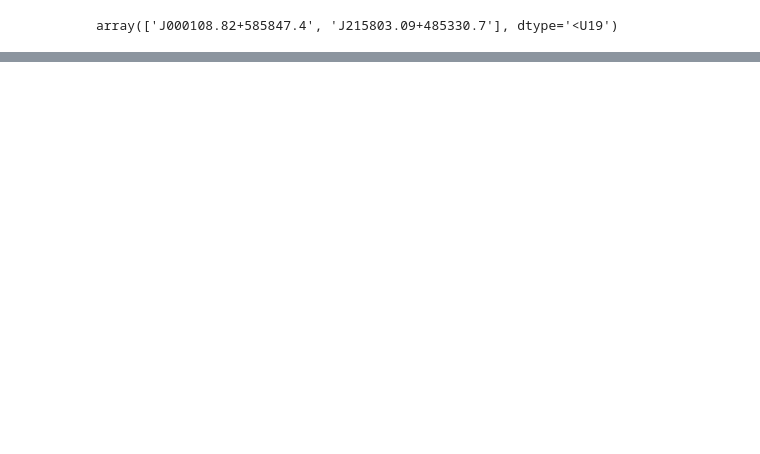
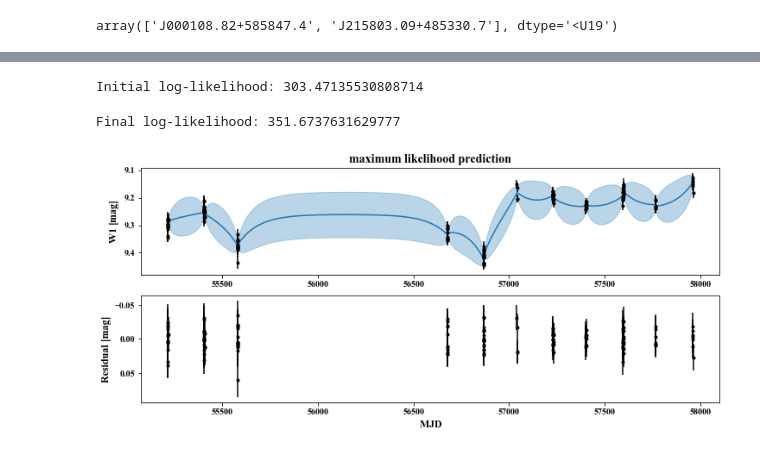
Before and after one commit to tzdwi/GaiaSprintMassive, a Jupyter notebook: code/gaussian_process.ipynb, the cells around one changed output, grey strips where cells are left out. Drawn from its saved outputs; the diff is of its cells as text; code cells hidden in the pictures; blank space fills up the shorter version.

```diff
--- a/code/gaussian_process.ipynb
+++ b/code/gaussian_process.ipynb
@@ -47,0 +87,78 @@ J215803.09+485330.7
+# %%
+#A DRW Kernel. Just a normal RealTerm object, reconfigured to look like a DRW kernel
+
+class CustomTerm(terms.RealTerm):
+    parameter_names = ("log_sigma", "log_tau")
+
+    def get_real_coefficients(self, params):
+        log_sigma, log_tau = params
+        sigma = np.exp(log_sigma)
+        return (
+            sigma**2.0 , 1.0/np.exp(log_tau),
+        )
+# %%
+#bounds? Keep it real basic for now. Probably should be defined by the data when we do
+#this for real
+bounds = dict(log_sigma=(-15, 15), log_tau=(-15, 15))
+
+#Define the kernel. Initial guess is going to be ~1 mag for sigma, ~500 days for tau
+kernel = CustomTerm(log_sigma=np.log(1), log_tau=np.log(500), bounds=bounds)
+
+#make a GP object
+gp = celerite.GP(kernel, mean=np.mean(W1), fit_mean = True)
+ #computes the initial covariance matrix
+gp.compute(mjd, W1err)
+print("Initial log-likelihood: {0}".format(gp.log_likelihood(W1)))
+# %% [output]
+Initial log-likelihood: 303.47135530808714
+# %%
+# Define a cost function
+def neg_log_like(params, y, gp):
+    gp.set_parameter_vector(params)
+    return -gp.log_likelihood(y)
+
+def grad_neg_log_like(params, y, gp):
+    gp.set_parameter_vector(params)
+    return -gp.grad_log_likelihood(y)[1]
+
+
+# Fit for the maximum likelihood parameters
+initial_params = gp.get_parameter_vector()
+bounds = gp.get_parameter_bounds()
+
+#The solver needs autograd.numpy for reasons?
+import autograd.numpy as np
+soln = minimize(neg_log_like, initial_params, jac=grad_neg_log_like,
+                method="L-BFGS-B", bounds=bounds, args=(W1, gp))
+import numpy as np
+
+gp.set_parameter_vector(soln.x)
+print("Final log-likelihood: {0}".format(-soln.fun))
+
+
+# Make the maximum likelihood prediction
+t = np.linspace(np.min(mjd), np.max(mjd), 500)
+mu, var = gp.predict(W1, t, return_var=True)
+std = np.sqrt(var)
+# %% [output]
+Final log-likelihood: 351.6737631629777
+# %%
+# Plot the data, and the DRW-subtracted data as well
+color = "C0"
+fig,ax = plt.subplots(2, figsize = (12,5))
+ax[0].errorbar(mjd, W1, yerr=W1err, fmt=".k", capsize=0)
+ax[0].plot(t, mu, color=color)
+ax[0].fill_between(t, mu+std, mu-std, color=color, alpha=0.3, edgecolor="none")
+ax[0].set_ylabel(r"$W1$ [mag]")
+ax[0].invert_yaxis()
+
+mod,mod_var = gp.predict(W1, mjd, return_var = True)
+resid = W1 - mod
+resid_err = np.sqrt(W1err**2.0 + mod_var)
+ax[1].errorbar(mjd, resid, yerr=resid_err, fmt=".k", capsize=0)
+ax[1].set_ylabel(r"Residual [mag]")
+ax[1].invert_yaxis()
+ax[1].set_xlabel(r"$MJD$")
+ax[0].set_title("maximum likelihood prediction");
+# %% [output]
+[figure, added]
```
Also changed, not shown: parts of 17 cells of this notebook, 2 other files.
